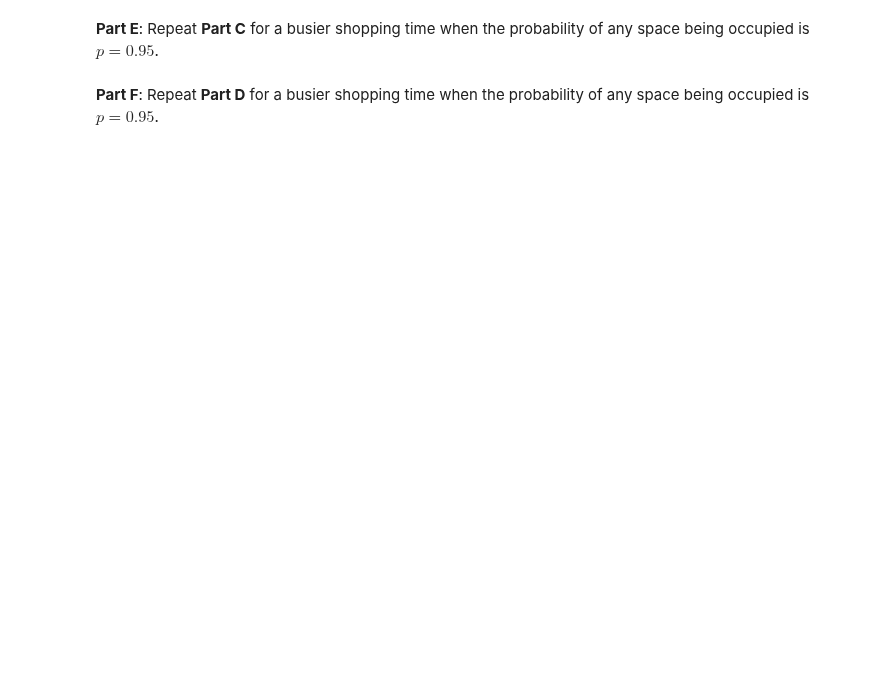
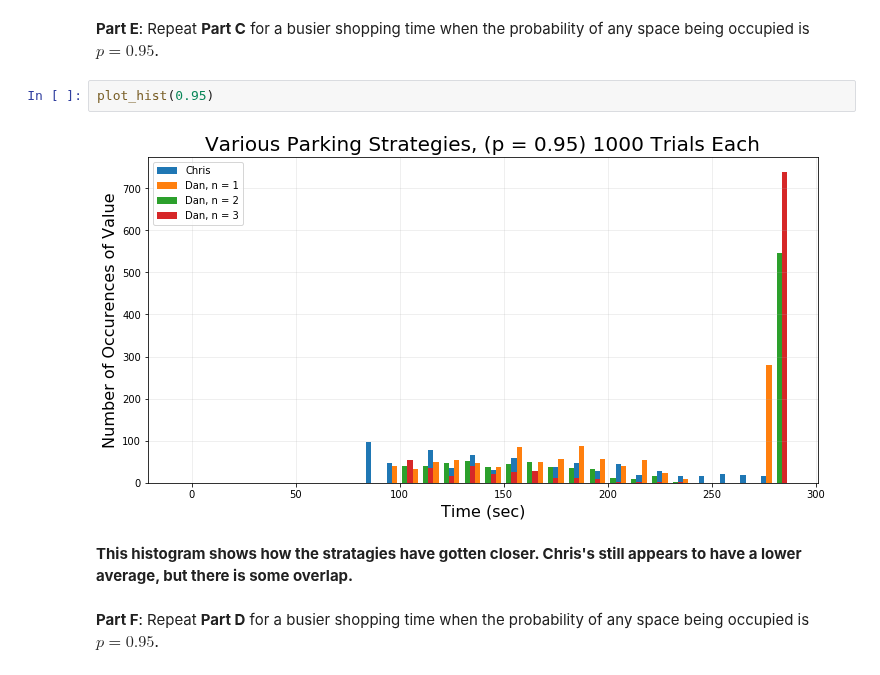
Before and after one commit to scuthbert/DataScience, a Jupyter notebook: practicum/fall2017_practicum.ipynb, the cells around one changed output. Drawn from its saved outputs; the diff is of its cells as text; blank space fills up the shorter version.

```diff
--- a/practicum/fall2017_practicum.ipynb
+++ b/practicum/fall2017_practicum.ipynb
@@ -67,4 +202,10 @@ def chris_park_time(p):
 # %% [markdown]
 **Part E**: Repeat **Part C** for a busier shopping time when the probability of any space being occupied is $p = 0.95$.
+# %%
+plot_hist(0.95)
+# %% [output]
+[figure, added]
+# %% [markdown]
+**This histogram shows how the stratagies have gotten closer. Chris's still appears to have a lower average, but there is some overlap.**
 # %% [markdown]
 **Part F**: Repeat **Part D** for a busier shopping time when the probability of any space being occupied is $p = 0.95$.
```
Also changed, not shown: parts of 42 cells of this notebook, 3 other files.
